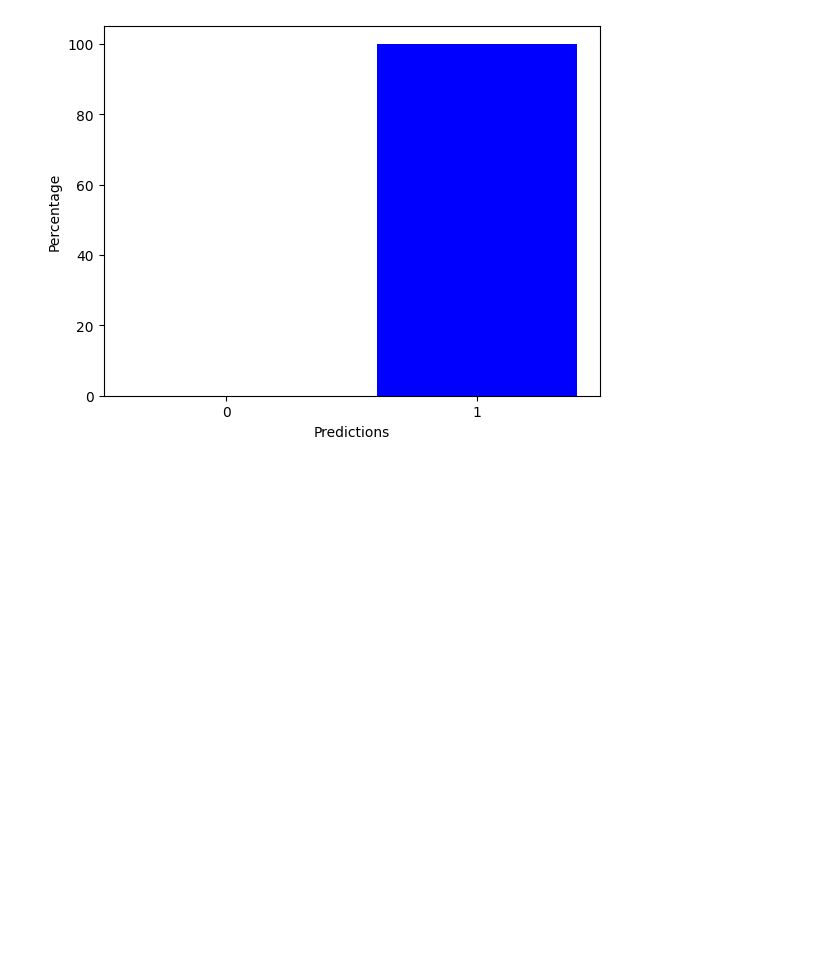
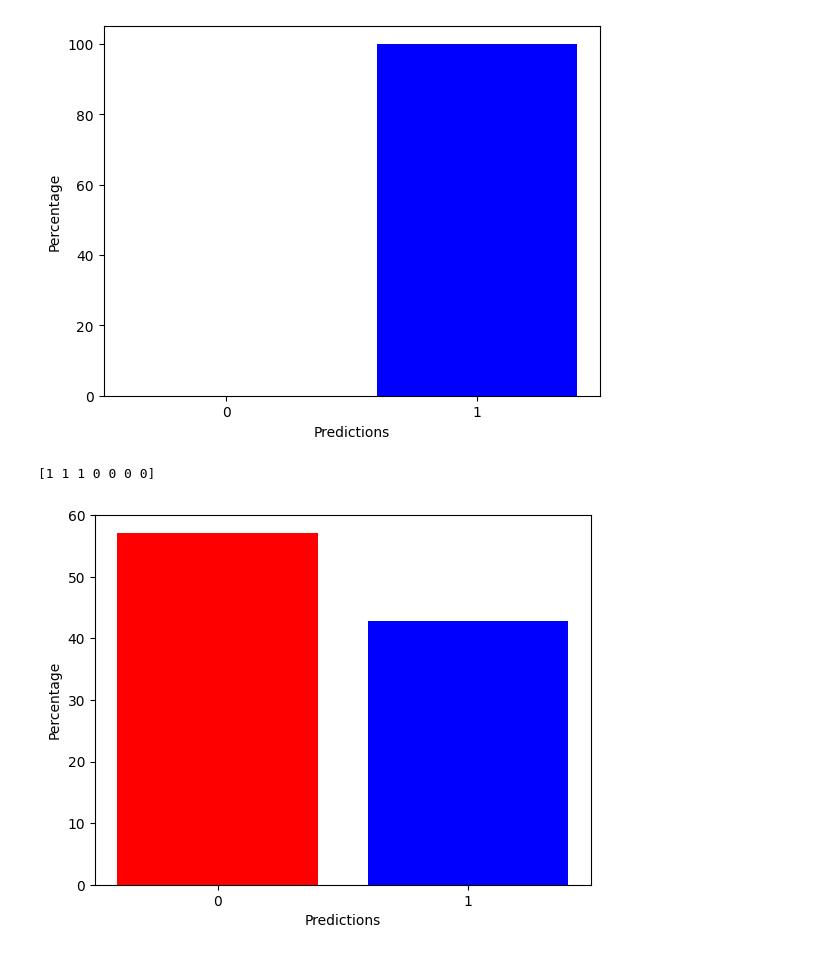
Before and after one commit to glethuillier/Jawbone, a Jupyter notebook: 5_BERT_pseudo_bill_WIP.ipynb, the cells around one changed output. Saved outputs shown, nothing was run; the diff lists cells and outputs as text; code cells hidden in the pictures; blank space fills up the shorter version.

Commit message:
feat(BERT): complete 'pseudo-Bill' analysis (WIP)

```diff
--- a/5_BERT_pseudo_bill_WIP.ipynb
+++ b/5_BERT_pseudo_bill_WIP.ipynb
@@ -76,3 +81,24 @@ print(predicted_labels)
 show_predictions(predicted_labels)
 # %% [output]
 [figure]
+# %%
+# the second corpus contains texts belonging to Bill Hardy and that have been
+# transformed to use the past tense instead of the present tense
+corpus_2 = [
+    "I sat down alone at the appointed table and took up my pen to give all whom it may concern an exact account of what may have happened. Call me nervous, call me fey, if you will; at least this little pen, this mottled black and silver Aquarius, with its nib specially tempered to my order in Amsterdam, was greedy. It has not had much work since it flew so nimbly for the dead old man. As I watched the sea, Casy Ferris passed with down-dropped eyes. Of course, this day was the day. Her father reminded me of a valetudinarian walrus. But she had, I supposed, to have somebody. St. Lazarus-in-the-Chine was full, already, no doubt. I thought she was rash; but it was none of my business. Where about the graves of the martyrs the whaups were crying, my heart remembered how. Strange that he came into my head so much to-day. I hope it’s over some flotsam fish that the birds are making whaupee. But all the nice gulls love a sailor. Ugh.",
+    "I thought I would try a cup of what they insolently called Golden Tips, a find young Tippy Tea. And then they said specifically No Tips. It was very disheartening. While I was waiting for it, and for the possible her, I studied the only literature before me. What is a Loganberry Kiss? Is it at all like the Plover’s Lunch, that hurts and is desired? It was strange to think that Catharine was even at this moment turning a Somerset in front of the altar. The whole business reminded me of the time we lay outside Jifjaffa, and the Padre said to me: “I would rather have written that poem than take castor oil in the morning.” I had been reading him my Ode on the Intimations of Immorality in Early Childhood. Well, well. How vividly, whenever I adventure on stew now, I remember the stew we had that night. How it all comes back. The whole circumstances of this meeting were so mysterious. It gars me grue, if I may be permitted the expression.",
+    "I was conveniently situated, with the Moon on the one hand and the Dawn on the other. Conveniently situated for some things, that is. Here was young Sawnie, for instance, parking his Fordor with a perfectly grey face. I was sorry. He was fumbling with the lock arrangement. I’ve never tried the stuff myself; bad for the hand. He was visiting the Moon for the first time to-day and just the first. I almost wished I had tried the Lapsang. I remember I once received seven pounds of Lapsang from Grace. Or the Moning, very choice, delicate flavour. Why go to pubs? There would be no Moning at the bar. Yes, there’s Kate Somerset, looking actually proud. And that must be he. Poor child. Ah, here she was. She slipped like a blonde lily into the chair opposite. My heart turned over a little in my breast and then re-settled. She was very beautiful. Why should I think her beauty somewhat sinister? Because, perhaps, marriage was in the air?",
+    "I hated seeing things like this in the paper. Bill to Solve the Traffic Problem. Bill to improve the Secondary Schools. I was never asked. I was not qualified. It was all so sudden. I found it hard to reconcile my guest with the Duchess of that name, though I knew how popular everything to do with the Wimpole Street singer was just then, except perhaps her singing. Toll slowly, a match box rhythm. Bryant and, of course, May. Rub gently, she was here, under the snow. Poor Oscar. Nor will the ends drop off. Nor can her eyes go out. Pure Francis Thompson. He sold matches. But I felt I was letting the dear girl down. There was a contrast: Fidelia Faustina Flora Blackwood, sister of Ebenezer Blackwood, which of course it is. She marched by on muscular pink hocks. The thought of that evening in the Left Luggage Office parched me, made my heart beat differently. I must say I envied Alexander having his first, and perhaps his second, in there. I thought wistfully of the poet’s lines: But rum alone’s the tipple, and the heart’s delight",
+    "Of the old bold mate of Henry Morgan. My guest had, I thought, a Byzantine beauty, as of a golden snake. Was she, or was she not, a little pale about the Gills? Sanders came into view again, seemingly improved by his lunar visit. He propped himself and gazed out to the northwest over the water of the little bay, drinking it all in. I followed his gaze and saw, as Henry saw when he was at home in Woodstock, twisted trees in front of the thick-windowed little house, and a foreground of exquisitely coloured vegetation with somewhat the consistency of fur stoles: a breast of the hills under a long cloud. I had given her nothing at all. She had let me see the original of the dead man’s letter. It was funny, it was rather fearful, to feel a wet skeleton hand putting hers into mine. Why, I wondered? Not that it could really be skeleton yet; it must be—worse: a loathsome mass of detestable putrescence.",
+    "This was good. She accepted Lover’s Delight from me. She had spoken very little; but she urged me to make trial of a Banana Split. Was there some esoteric meaning behind the titles? Then Ecky passed over to the Dawn. Alexander’s my name. They ca’d me Ecky when I was a boy. Eh, Ecky! Ye’re a awfu’ old man. Emotional stuff. Anyway Ecky had disappeared in the Dawn. I almost wished I took it. The hard stuff, I meant; but it would have ruined my hand. Where would my income be if Aquarius were to turn Gemini? She told me a lot, each word huskily lisping over that round petulant vermilion lower lip, of a doctor friend of hers. I had only known her a few minutes; but I hated to think she would change—her voice hit a pocket, just like a plane, when she talked of him—an honest station between King’s Cross and Edinburgh for—what was it?—being’s drone pipe, whose nostril turns to blight the shrivelled stars and thicks the lusty breathing of the sun.",
+    "I wished she would tell me more. I wished she would give me some hint as to why the deceased wished us to know each other. Sitting here, stung by those wild gold waspish eyes, I wondered terribly. I wondered dreadfully. I did think it was a pity. Auroral imbibitions had set Alistair on young uncertain feet once more, and he had handsomely taken the Dagenham bus en route for the converted oast-house where his mother lived. I hoped it would not backslide. Barbara passed from right to left, dear child. Her one-piece was yellow jasmine, and she spurned the concrete and especially the abstract with those bronze legs of hers. The tawny curls of her are springed to catch woodcocks, and more than woodcocks. She waved a towel capriciously, take it or leave it, at me. What would I do then, if the other leaned across and said what the blind sailor said? But wiseacres contend that it was Kismet. Off went his arm to-day. Yes, what would I feel like? She was delightful.",
+]
+# %%
+predicted_labels = eval(model, corpus_2)
+print(predicted_labels)
+# %% [output]
+[1 1 1 0 0 0 0]
+# %%
+show_predictions(predicted_labels)
+# %% [output]
+[figure, added]
```
Also changed, not shown: parts of 2 cells of this notebook.
